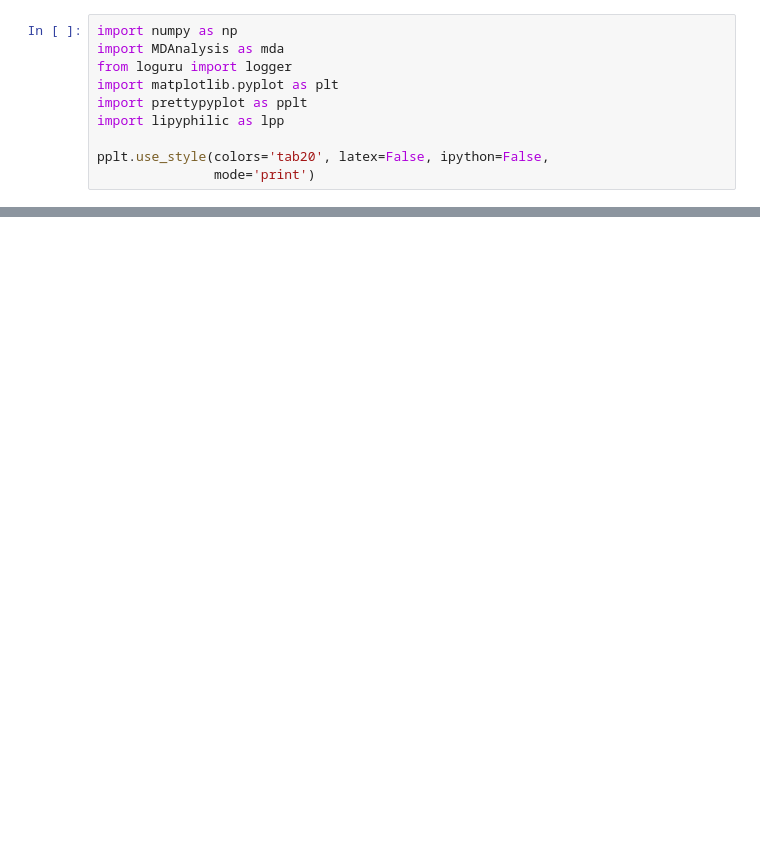
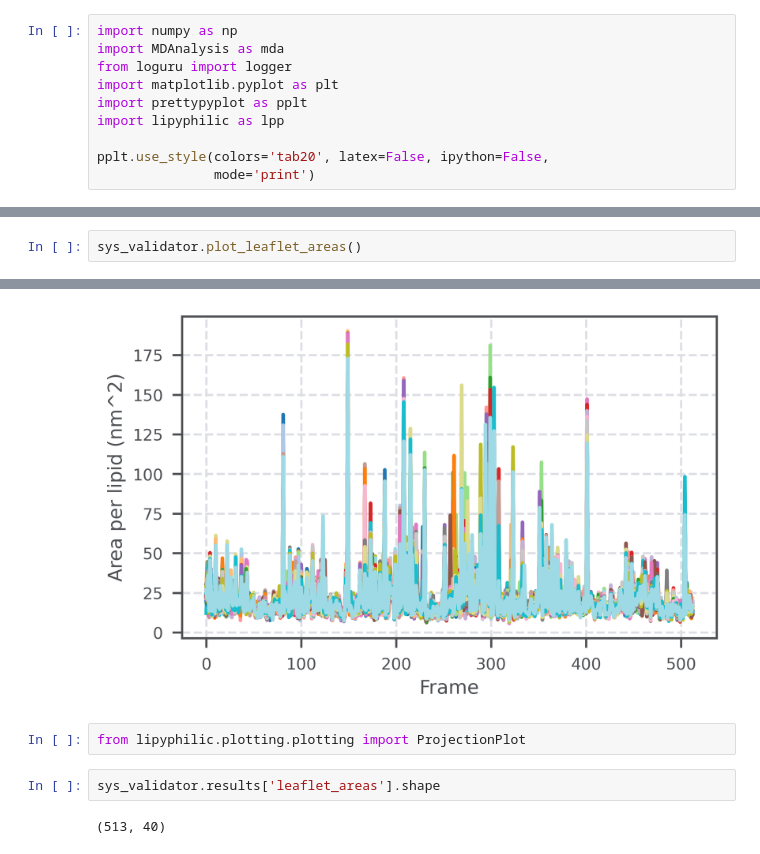
Before and after one commit to yuxuanzhuang/batter, a Jupyter notebook: examples/analysis.ipynb, the cells around one changed output, grey strips where cells are left out. Saved outputs shown, nothing was run; the diff lists cells and outputs as text; blank space fills up the shorter version.

```diff
--- a/examples/analysis.ipynb
+++ b/examples/analysis.ipynb
@@ -158,0 +173,3 @@ sys_validator.plot_rmsf()
+# %%
+sys_validator.plot_leaflet_areas()
+# %% [output]
@@ -158,0 +177,7 @@ sys_validator.plot_rmsf()
+[figure, added]
+# %%
+from lipyphilic.plotting.plotting import ProjectionPlot
+# %%
+sys_validator.results['leaflet_areas'].shape
+# %% [output]
+(513, 40)
```
Also changed, not shown: parts of 9 cells of this notebook, 17 other files.
